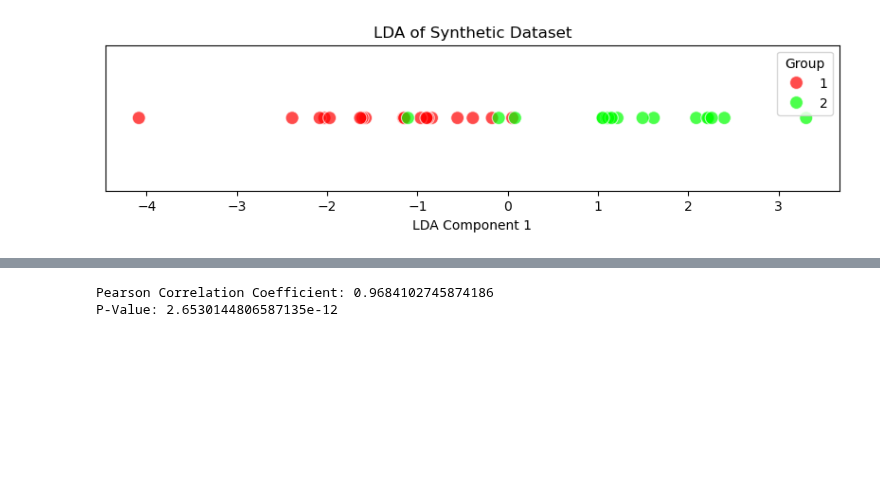
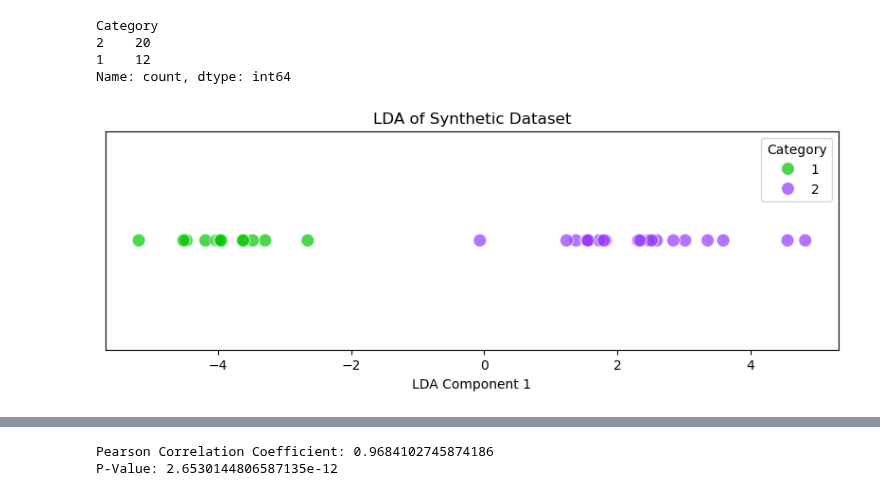
Before and after one commit to shokenlee/AH_AAcomposition, a Jupyter notebook: LDA.ipynb, the cells around one changed output, grey strips where cells are left out. Drawn from its saved outputs; the diff is of its cells as text; code cells hidden in the pictures; blank space fills up the shorter version.

```diff
--- a/LDA.ipynb
+++ b/LDA.ipynb
@@ -22,63 +30,46 @@ df = df[df.Group != 4]
 # %%
-df['Group'] = df['Group'].replace({1: 1, 2: 1, 3: 2})
+df['Category'] = df['Category'].replace({1: 1, 2: 1, 3: 2})
-# %%
-# Subgrouping amino acids
-df['phil_S_T'] = df['phil_S'] + df['phil_T']
-df['phil_R_K'] = df['phil_R'] + df['phil_K']
-df['phil_L_I'] = df['phil_L'] + df['phil_I']
-df['phil_F_W'] = df['phil_F'] + df['phil_W']
-df['phil_M_C'] = df['phil_M'] + df['phil_C']
-df['phil_D_E'] = df['phil_D'] + df['phil_E']
-df['phil_N_Q'] = df['phil_N'] + df['phil_Q']
-
-df['phob_S_T'] = df['phob_S'] + df['phob_T']
-df['phob_R_K'] = df['phob_R'] + df['phob_K']
-df['phob_L_I'] = df['phob_L'] + df['phob_I']
-df['phob_F_W'] = df['phob_F'] + df['phob_W']
-df['phob_M_C'] = df['phob_M'] + df['phob_C']
-df['phob_D_E'] = df['phob_D'] + df['phob_E']
-df['phob_N_Q'] = df['phob_N'] + df['phob_Q']
+# %%
+# print the number of samples in each group
+print(df['Category'].value_counts())
+# %% [output]
+Category
+2    20
+1    12
+Name: count, dtype: int64
 # %%
-selected_features_phil = ['Group', 'phil_A', 'phil_G', 'phil_V', 'phil_L', 'phil_I',
-       'phil_F', 'phil_W', 'phil_M', 'phil_Y', 'phil_C', 'phil_S',
-       'phil_T', 'phil_R', 'phil_K', 'phil_N', 'phil_Q', 'phil_D',
-       'phil_E', 'phil_H', 'phil_P']
-
-selected_features_phob = ['Group', 'phob_A', 'phob_G', 'phob_V', 'phob_L', 'phob_I',  'phob_F',  'phob_W',  'phob_M',
-        'phob_Y',  'phob_C',  'phob_S', 'phob_T',  'phob_R',  'phob_K',  'phob_N', 'phob_Q', 'phil_D', 'phob_D',  'phob_E', 'phob_H', 'phob_P']
-
-selected_features_all = ['Group'] + ['phil_S_T', 'phil_R_K', 'phil_L_I', 'phil_F_W', 'phil_M_C', 'phil_D_E', 'phil_N_Q',
-                       'phil_A', 'phil_G', 'phil_V', 'phil_Y', 'phil_H', 'phil_P'] + ['phob_S_T', 'phob_R_K', 'phob_L_I', 'phob_F_W', 'phob_M_C', 'phob_D_E', 'phob_N_Q',
-                       'phob_A', 'phob_G', 'phob_V', 'phob_Y', 'phob_H', 'phob_P']
+selected_features_all = ['Category'] + ['phil_S_T', 'phil_R_K', 'phil_L_I', 'phil_F_W_Y', 'phil_M_C', 'phil_D_E', 'phil_N_Q',
+                       'phil_A', 'phil_G', 'phil_V', 'phil_H', 'phil_P'] + ['phob_S_T', 'phob_R_K', 'phob_L_I', 'phob_F_W_Y', 'phob_M_C', 'phob_D_E', 'phob_N_Q',
+                       'phob_A', 'phob_G', 'phob_V', 'phob_H', 'phob_P']
 # %%
 from sklearn.preprocessing import StandardScaler
 import matplotlib.pyplot as plt
 
 # Standardize the data
 data = df.copy()[selected_features_all]
-x = data.drop(columns=['Group']).values
+x = data.drop(columns=['Category']).values
 # x = data.loc[:, features].values
-y = data.loc[:, 'Group'].values
+y = data.loc[:, 'Category'].values
 x = StandardScaler().fit_transform(x)
 # %%
 from sklearn.discriminant_analysis import LinearDiscriminantAnalysis
 
 # Perform LDA
 lda = LinearDiscriminantAnalysis(n_components=1)
 lda_components = lda.fit_transform(x, y)
 lda_df = pd.DataFrame(data=lda_components, columns=['LDA1'])
-lda_df['Group'] = y
+lda_df['Category'] = y
 
 # Plot LDA results
 # Plotting the LDA
-plt.figure(figsize=(10, 2))
-sns.scatterplot(data=lda_df, x='LDA1', y=[0] * len(lda_df), hue='Group', s=100, marker='o', palette=['#FF0000', '#00FF00'], alpha=0.7)
+plt.figure(figsize=(10, 3))
+sns.scatterplot(data=lda_df, x='LDA1', y=[0] * len(lda_df), hue='Category', s=100, marker='o', palette=['#00C600', '#9337FF'], alpha=0.7)
 plt.title('LDA of Synthetic Dataset')
 plt.xlabel('LDA Component 1')
 plt.yticks([])
-# plt.legend(title='Group')
+# plt.legend(title='Category')
 plt.show()
 # %% [output]
-[figure, old version]
+[figure, new version]
 # %%
 # LDA Coefficients
```
Also changed, not shown: parts of 7 cells of this notebook, 1 other file.
